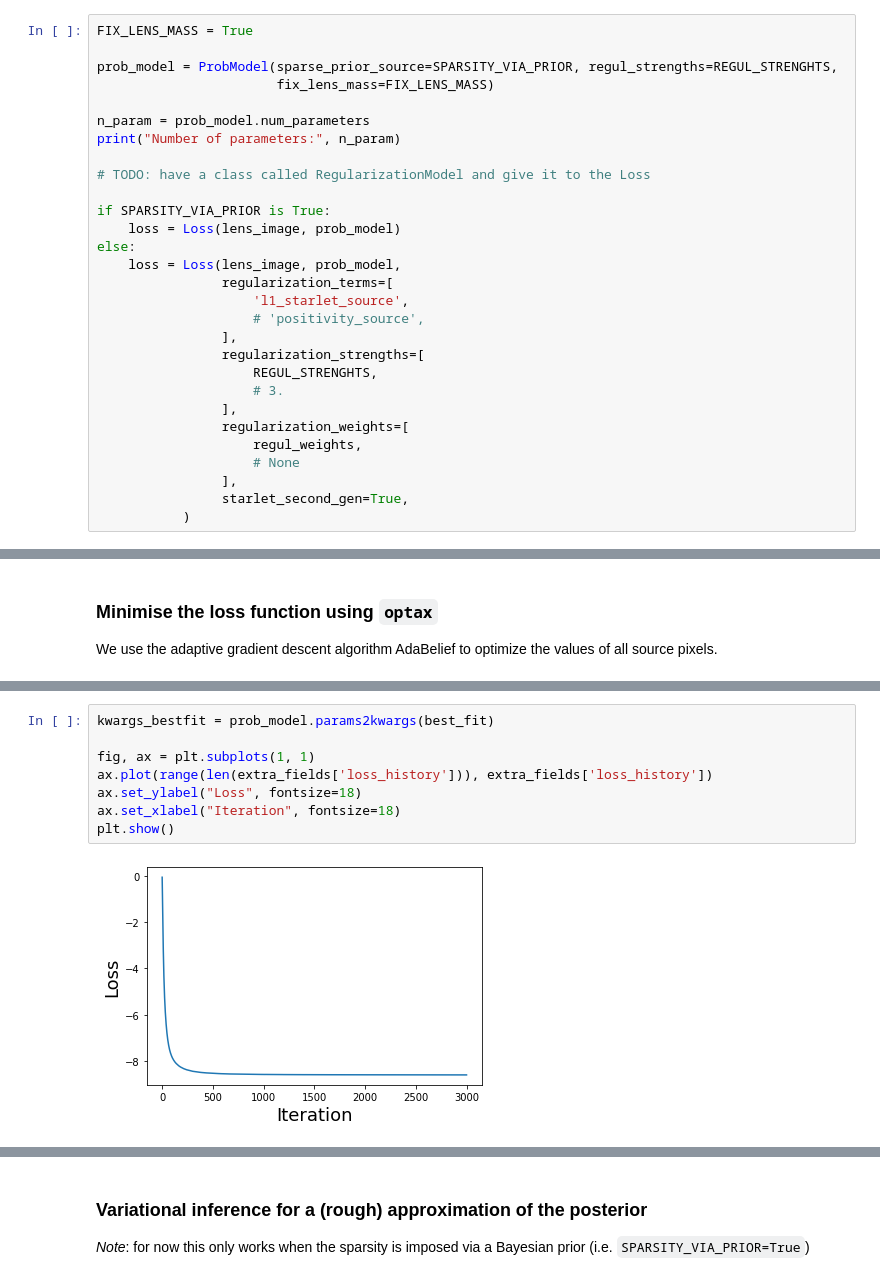
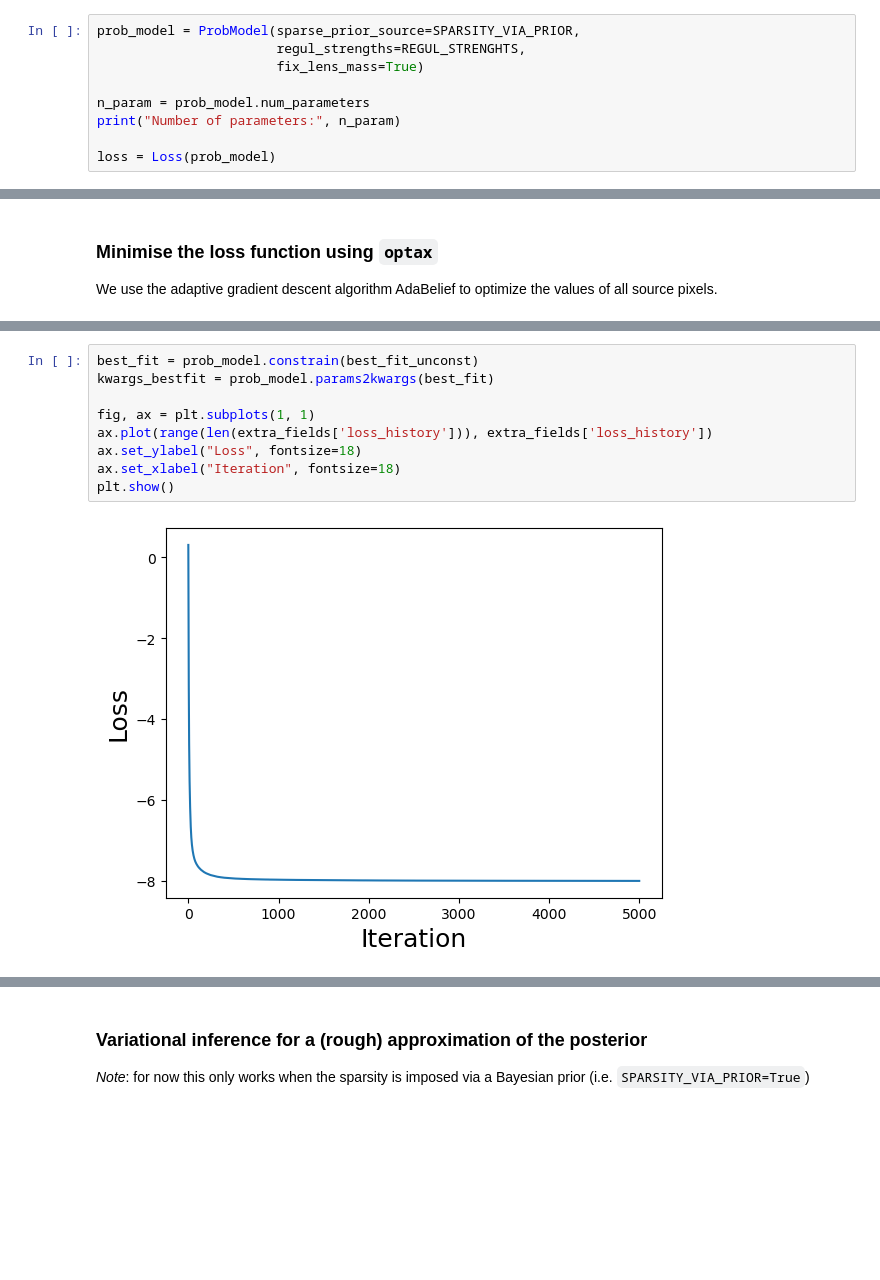
Before and after one commit to Herculens/herculens_workspace, a Jupyter notebook: notebooks/herculens__Complex_source_with_wavelets.ipynb, the cells around one changed output, grey strips where cells are left out. Saved outputs shown, nothing was run; the diff lists cells and outputs as text; blank space fills up the shorter version.

Commit message:
Compatibility update of complex source notebook

```diff
--- a/notebooks/herculens__Complex_source_with_wavelets.ipynb
+++ b/notebooks/herculens__Complex_source_with_wavelets.ipynb
@@ -401,34 +419,14 @@ class ProbModel(NumpyroModel):
 # %% [markdown]
 Optimizing the lens mass parameters also works fine. However it causes the parameter space to be way too complex for the very basic variational inference (SVI with only Normal distribution guide) run that we performed right after.
 # %%
-FIX_LENS_MASS = True
-
-prob_model = ProbModel(sparse_prior_source=SPARSITY_VIA_PRIOR, regul_strengths=REGUL_STRENGHTS,
-                       fix_lens_mass=FIX_LENS_MASS)
+prob_model = ProbModel(sparse_prior_source=SPARSITY_VIA_PRIOR,
+                       regul_strengths=REGUL_STRENGHTS,
+                       fix_lens_mass=True)
 
 n_param = prob_model.num_parameters
 print("Number of parameters:", n_param)
 
-# TODO: have a class called RegularizationModel and give it to the Loss
-
-if SPARSITY_VIA_PRIOR is True:
-    loss = Loss(lens_image, prob_model)
-else:
-    loss = Loss(lens_image, prob_model,
-                regularization_terms=[
-                    'l1_starlet_source',
-                    # 'positivity_source',
-                ],
-                regularization_strengths=[
-                    REGUL_STRENGHTS,
-                    # 3.
-                ],
-                regularization_weights=[
-                    regul_weights,
-                    # None
-                ],
-                starlet_second_gen=True,
-           )
+loss = Loss(prob_model)
 # %% [output]
 Number of parameters: 9600
 # %%
@@ -487,13 +488,14 @@ Loss at best-fit: -55073.93
 # %%
+best_fit = prob_model.constrain(best_fit_unconst)
 kwargs_bestfit = prob_model.params2kwargs(best_fit)
 
 fig, ax = plt.subplots(1, 1)
 ax.plot(range(len(extra_fields['loss_history'])), extra_fields['loss_history'])
 ax.set_ylabel("Loss", fontsize=18)
 ax.set_xlabel("Iteration", fontsize=18)
 plt.show()
 # %% [output]
-[figure, old version]
+[figure, new version]
 # %%
 fig = plotter.model_summary(lens_image, kwargs_bestfit)
 plt.show()
```
Also changed, not shown: parts of 25 cells of this notebook.
